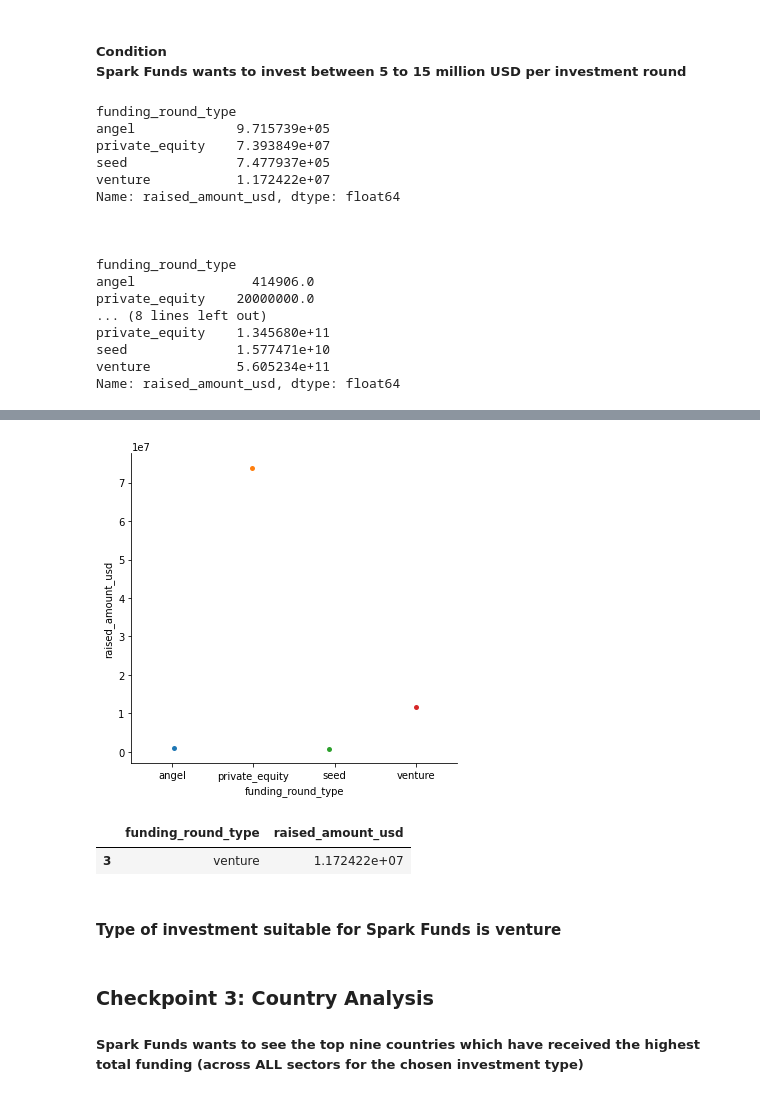
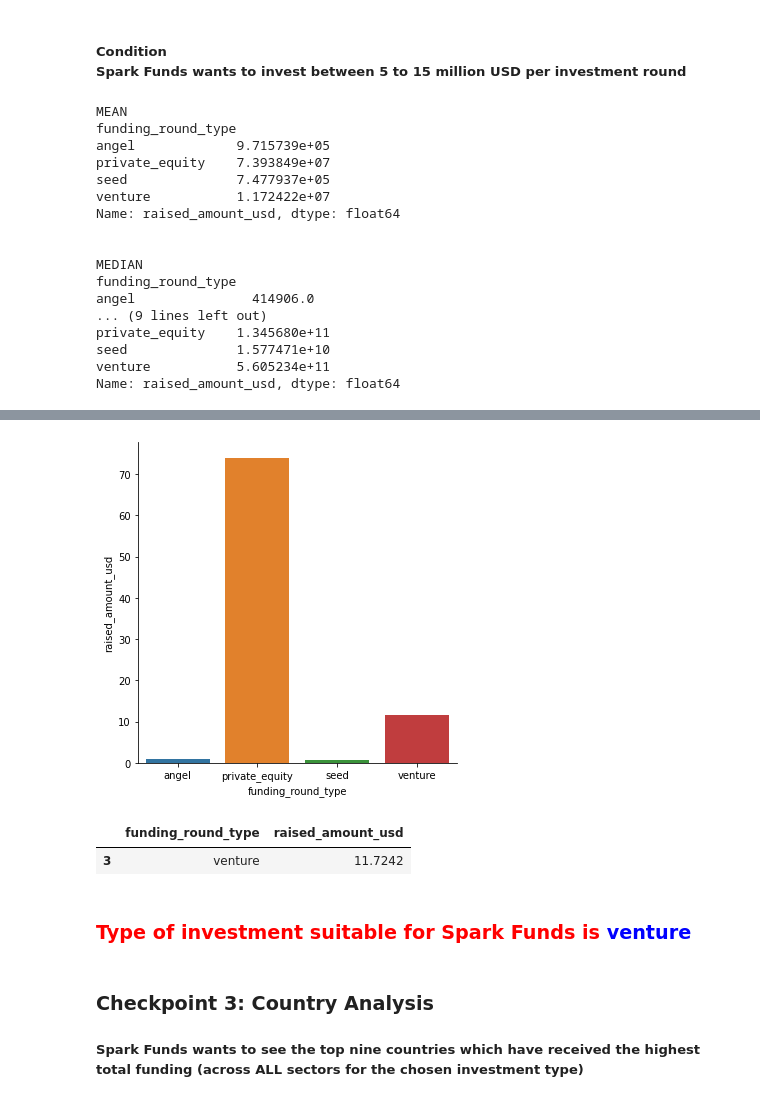
Before and after one commit to khairnardevashish/Investment-Analysis-Spark-Funds-, a Jupyter notebook: Investment_Analysis.ipynb, the cells around one changed output, grey strips where cells are left out. Cells and saved outputs as stored; diff of their text form; code cells hidden in the pictures.

```diff
--- a/Investment_Analysis.ipynb
+++ b/Investment_Analysis.ipynb
@@ -166,13 +170,14 @@ selected_funds = master_frame[master_frame["funding_round_type"].isin(investment
 # %%
 # Most representative value of the investment amount based on type
 
-print("\n\n")
+print("\n\nMEAN")
 print(selected_funds.groupby(['funding_round_type'])['raised_amount_usd'].mean())
-print("\n\n")
+print("\n\nMEDIAN")
 print(selected_funds.groupby(['funding_round_type'])['raised_amount_usd'].median())
-print("\n\n")
+print("\n\nSUM")
 print(selected_funds.groupby(['funding_round_type'])['raised_amount_usd'].sum())
 # %% [output]
+MEAN
 funding_round_type
 angel             9.715739e+05
 private_equity    7.393849e+07
@@ -181,11 +186,10 @@ venture           1.172422e+07
 Name: raised_amount_usd, dtype: float64
 
 
-
+MEDIAN
 funding_round_type
 angel               414906.0
-private_equity    20000000.0
-... (8 lines left out)
+... (9 lines left out)
 private_equity    1.345680e+11
 seed              1.577471e+10
 venture           5.605234e+11
@@ -214,19 +220,21 @@ Private Equity:
 True      1820
 Name: funding_round_type, dtype: int64
 # %%
+#Finding the most suitable investment type as per the coditions mentioned by spark funds
 fund_round_grp = selected_funds.groupby('funding_round_type')['raised_amount_usd'].mean().reset_index()
-sns.catplot(data = fund_round_grp, x=fund_round_grp['funding_round_type'], y= fund_round_grp['raised_amount_usd'])
+fund_round_grp.raised_amount_usd = round(fund_round_grp.raised_amount_usd/1000000, 4)
+sns.catplot(data = fund_round_grp, x=fund_round_grp['funding_round_type'], y= fund_round_grp['raised_amount_usd'], kind='bar')
 
-fund_round_grp = fund_round_grp.loc[(fund_round_grp["raised_amount_usd"] >= 5000000) & (fund_round_grp["raised_amount_usd"]<=15000000)]
+fund_round_grp = fund_round_grp.loc[(fund_round_grp["raised_amount_usd"] >= 5) & (fund_round_grp["raised_amount_usd"]<=15)]
 # %% [output]
-[figure, old version]
+[figure, new version]
 # %%
 fund_round_grp
 # %% [output]
 |  | funding_round_type | raised_amount_usd |
-| 3 | venture | 1.172422e+07 |
+| 3 | venture | 11.7242 |
 # %% [markdown]
-#### Type of investment suitable for Spark Funds is venture
+### <font color='RED'>Type of investment suitable for Spark Funds is <font color='BLUE'>venture</font></font>
 # %% [markdown]
 ### Checkpoint 3: Country Analysis
 
```
Also changed, not shown: parts of 27 cells of this notebook, 3 other files.
